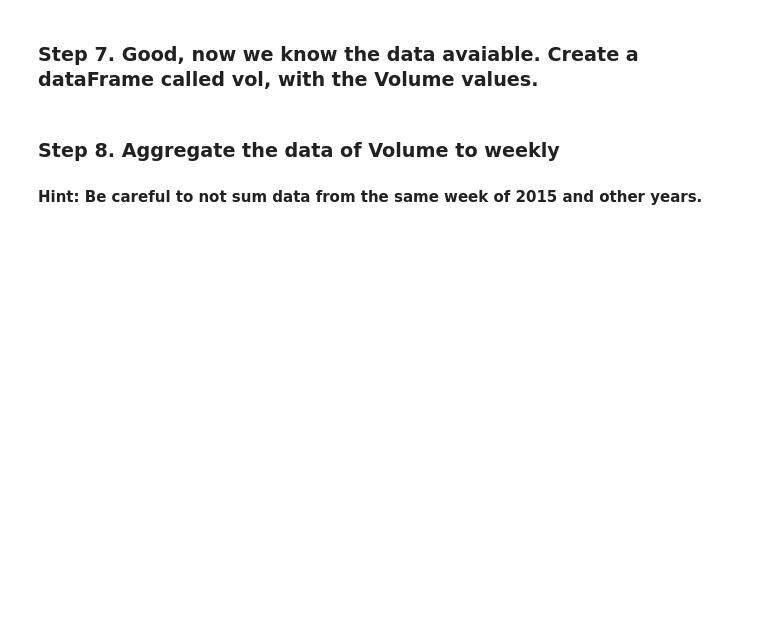
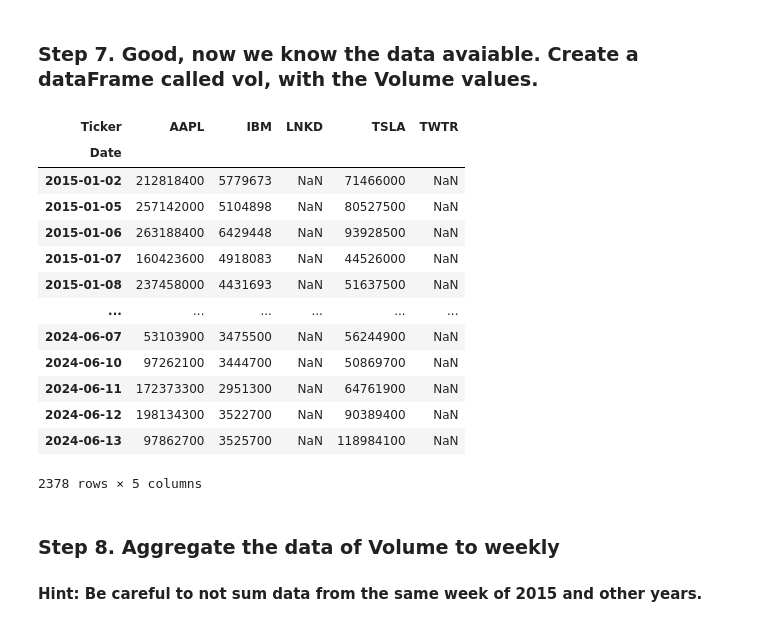
Before and after one commit to zinduaschool/pandasweeklyproject-BettyKagendo, a Jupyter notebook: 09_Time_Series/Getting_Financial_Data/Exercises.ipynb, the cells around one changed output. Saved outputs shown, nothing was run; the diff lists cells and outputs as text; code cells hidden in the pictures; blank space fills up the shorter version.

```diff
--- a/09_Time_Series/Getting_Financial_Data/Exercises.ipynb
+++ b/09_Time_Series/Getting_Financial_Data/Exercises.ipynb
@@ -40,5 +178,23 @@ ModuleNotFoundError: No module named 'pandas.io.data'
 # %% [markdown]
 ### Step 7. Good, now we know  the data avaiable. Create a dataFrame called vol, with the Volume values.
+# %%
+vol = stock_data['Volume']
+vol.head(-5)
+# %% [output]
+| Ticker | AAPL | IBM | LNKD | TSLA | TWTR |
+| Date |  |  |  |  |  |
+| 2015-01-02 | 212818400 | 5779673 | NaN | 71466000 | NaN |
+| 2015-01-05 | 257142000 | 5104898 | NaN | 80527500 | NaN |
+| 2015-01-06 | 263188400 | 6429448 | NaN | 93928500 | NaN |
+| 2015-01-07 | 160423600 | 4918083 | NaN | 44526000 | NaN |
+| 2015-01-08 | 237458000 | 4431693 | NaN | 51637500 | NaN |
+| ... | ... | ... | ... | ... | ... |
+| 2024-06-07 | 53103900 | 3475500 | NaN | 56244900 | NaN |
+| 2024-06-10 | 97262100 | 3444700 | NaN | 50869700 | NaN |
+| 2024-06-11 | 172373300 | 2951300 | NaN | 64761900 | NaN |
+| 2024-06-12 | 198134300 | 3522700 | NaN | 90389400 | NaN |
+| 2024-06-13 | 97862700 | 3525700 | NaN | 118984100 | NaN |
+2378 rows × 5 columns
 # %% [markdown]
 ### Step 8. Aggregate the data of Volume to weekly
 #### Hint: Be careful to not sum data from the same week of 2015 and other years.
```
Also changed, not shown: parts of 14 cells of this notebook.
